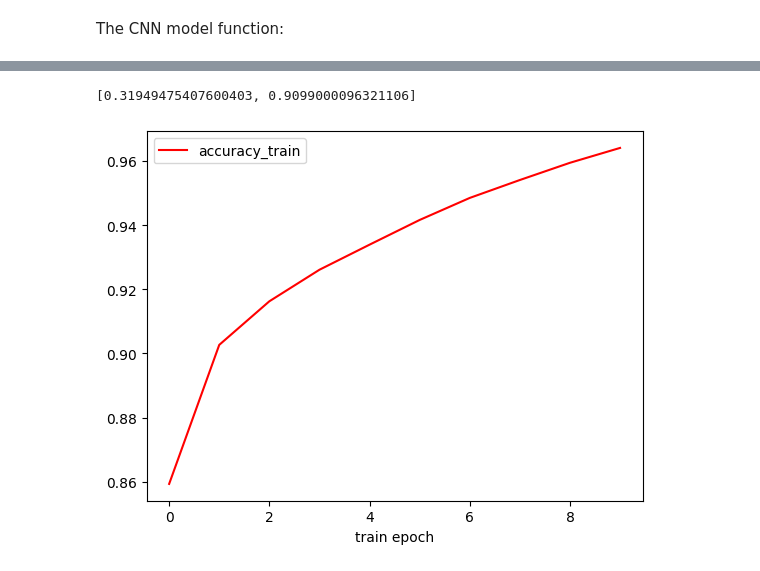
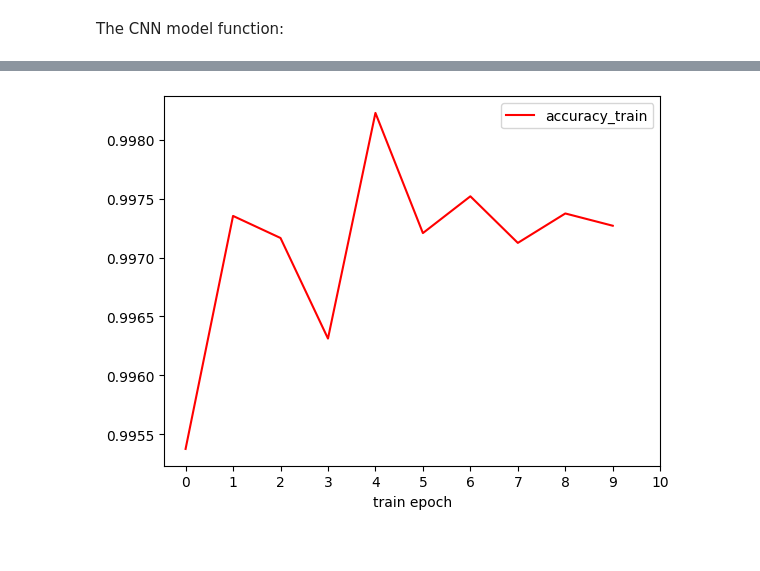
Before and after one commit to Samuelsnv2/Deep-Learning-studies, a Jupyter notebook: CNN/fashion_mnist_cnn.ipynb, the cells around one changed output, grey strips where cells are left out. Cells and saved outputs as stored; diff of their text form; code cells hidden in the pictures.

Commit message:
cross-validation implemented on CNN fashion_mnist

```diff
--- a/CNN/fashion_mnist_cnn.ipynb
+++ b/CNN/fashion_mnist_cnn.ipynb
@@ -59,7 +68,19 @@ model.add(Dense(100, activation='relu', kernel_initializer='he_uniform'))
 model.add(Dense(10, activation='softmax'))
 # %%
 model.compile(loss='sparse_categorical_crossentropy', optimizer='adam', metrics=['accuracy'])
+# %%
+from sklearn.model_selection import KFold
+kfold = KFold(5, shuffle=True, random_state=1)
 # %%
 import numpy as np
 
 train_y_integers = np.argmax(train_y_one_hot, axis=1)
+# %%
+scores, hist = list(), list()
+for train_ix, test_ix in kfold.split(train_x):
+    trainX, trainY, testX, testY = train_x[train_ix], train_y_integers[train_ix], train_x[test_ix], train_y_integers[test_ix]
+    hist1 = model.fit(trainX, trainY, batch_size=32, epochs=10, validation_data=(testX, testY), verbose=0)
+    _, acc = model.evaluate(testX, testY, verbose=0)
+    print('> accuracy: %.3f' % (acc*100.0))
+    scores.append(acc)
+    hist.append(hist1)
@@ -66,2 +109,2 @@ train_y_integers = np.argmax(train_y_one_hot, axis=1)
 # %%
-hist = model.fit(train_x, train_y_integers, batch_size=32, epochs=10, verbose=1)
+# hist = model.fit(train_x, train_y_integers, batch_size=32, epochs=10, validation_data=(test_x, test_y), verbose=1)
@@ -93,15 +115,12 @@ score = model.evaluate(test_x, test_y_integers, verbose=0)
-# %%
-print(score)
-# %% [output]
-[0.31949475407600403, 0.9099000096321106]
 # %%
-plt.plot(hist.epoch, hist.history['accuracy'], label='accuracy'+'_train', color='red')
+plt.plot(hist[4].epoch, hist[4].history['accuracy'], label='accuracy'+'_train', color='red')
 
 plt.legend()
+plt.xticks([0,1,2,3,4,5,6,7,8,9,10])
 plt.xlabel('train epoch')
 plt.show()
 # %% [output]
-[figure, old version]
+[figure, new version]
 # %%
 y_pred = model.predict(test_x)
 
```
Also changed, not shown: parts of 7 cells of this notebook, 2 other files.
